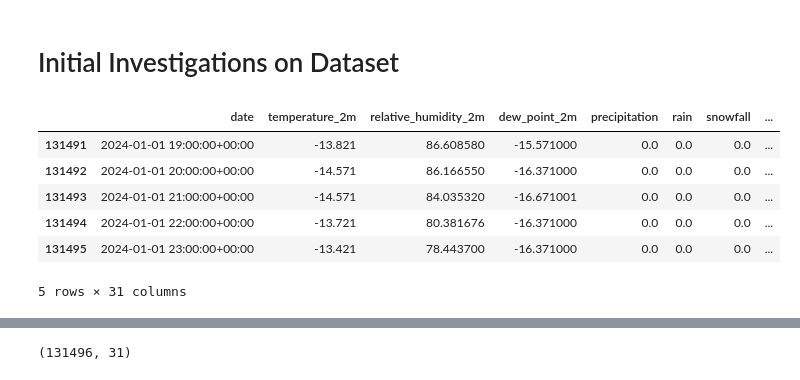
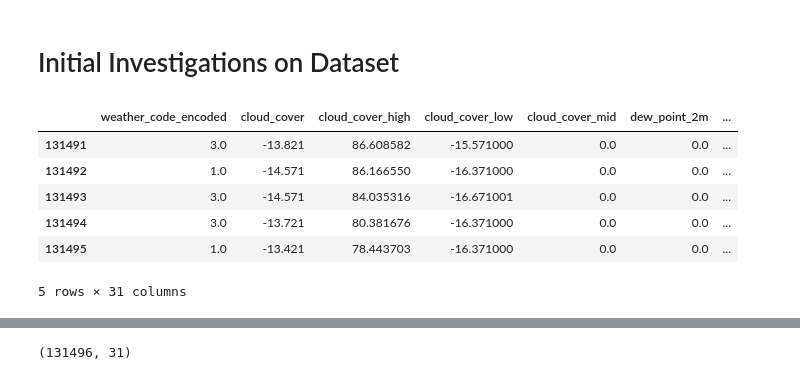
Before and after one commit to Anita-Gei/Anita-Gei, a Jupyter notebook: notebooks/notebook_model_colab.ipynb, the cells around one changed output, grey strips where cells are left out. Cells and saved outputs as stored; diff of their text form; code cells hidden in the pictures.

```diff
--- a/notebooks/notebook_model_colab.ipynb
+++ b/notebooks/notebook_model_colab.ipynb
@@ -75,19 +53,19 @@ os.getcwd()
 # %% [output]
 '/content'
 # %%
-df_hist_openmeteo = pd.read_csv('/content/openmeteo_api_zentralstation.csv')
+df_hist_openmeteo = pd.read_csv('/content/combined_dataset.csv')
 # %% [markdown]
 # Initial Investigations on Dataset
 # %%
 #have a look at df (with relative current data)
 
-df_hist_openmeteo = df_hist_openmeteo.iloc[:,1:]
+df_hist_openmeteo = df_hist_openmeteo.drop(colums='Unnamed: 0')
 df_hist_openmeteo.tail()
 # %% [output]
-|  | date | temperature_2m | relative_humidity_2m | dew_point_2m | precipitation | rain | snowfall | ... |
-| 131491 | 2024-01-01 19:00:00+00:00 | -13.821 | 86.608580 | -15.571000 | 0.0 | 0.0 | 0.0 | ... |
-| 131492 | 2024-01-01 20:00:00+00:00 | -14.571 | 86.166550 | -16.371000 | 0.0 | 0.0 | 0.0 | ... |
-| 131493 | 2024-01-01 21:00:00+00:00 | -14.571 | 84.035320 | -16.671001 | 0.0 | 0.0 | 0.0 | ... |
-| 131494 | 2024-01-01 22:00:00+00:00 | -13.721 | 80.381676 | -16.371000 | 0.0 | 0.0 | 0.0 | ... |
-| 131495 | 2024-01-01 23:00:00+00:00 | -13.421 | 78.443700 | -16.371000 | 0.0 | 0.0 | 0.0 | ... |
+|  | weather_code_encoded | cloud_cover | cloud_cover_high | cloud_cover_low | cloud_cover_mid | dew_point_2m | ... |
+| 131491 | 3.0 | -13.821 | 86.608582 | -15.571000 | 0.0 | 0.0 | ... |
+| 131492 | 1.0 | -14.571 | 86.166550 | -16.371000 | 0.0 | 0.0 | ... |
+| 131493 | 3.0 | -14.571 | 84.035316 | -16.671001 | 0.0 | 0.0 | ... |
+| 131494 | 3.0 | -13.721 | 80.381676 | -16.371000 | 0.0 | 0.0 | ... |
+| 131495 | 1.0 | -13.421 | 78.443703 | -16.371000 | 0.0 | 0.0 | ... |
 5 rows × 31 columns
```
Also changed, not shown: parts of 45 cells of this notebook.
